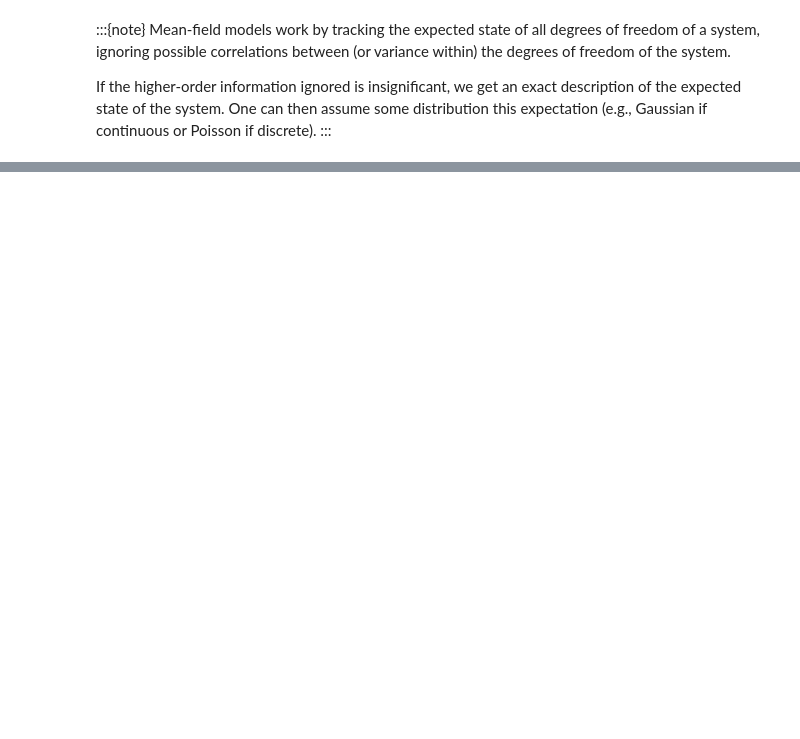
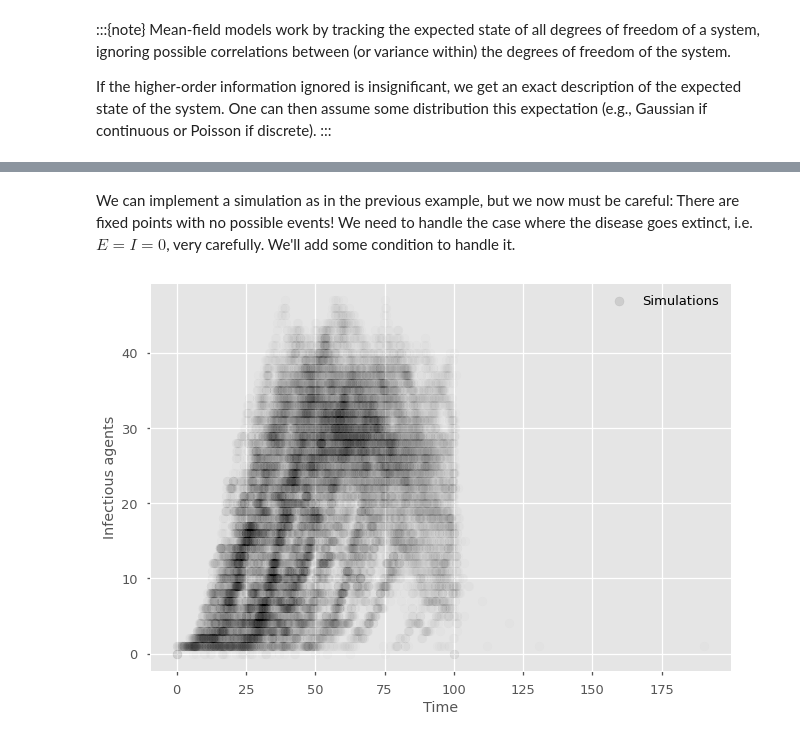
Before and after one commit to cosmo-notes/mean-field, a Jupyter notebook: _build/jupyter_execute/chapters/simulations.ipynb, the cells around one changed output, grey strips where cells are left out. Cells and saved outputs as stored; diff of their text form; code cells hidden in the pictures; blank space fills up the shorter version.

```diff
--- a/_build/jupyter_execute/chapters/simulations.ipynb
+++ b/_build/jupyter_execute/chapters/simulations.ipynb
@@ -180,0 +186,68 @@ If the higher-order information ignored is insignificant, we get an exact descri
+# %% [markdown]
+We can implement a simulation as in the previous example, but we now must be careful: There are fixed points with no possible events! We need to handle the case where the disease goes extinct, i.e. $E=I=0$, very carefully. We'll add some condition to handle it.
+# %%
+import random
+import matplotlib.pyplot as plt
+import numpy as np
+plt.style.use(['ggplot', 'seaborn-talk'])
+
+#parameters
+alpha = 1/20
+beta = 1/100
+gamma = 1/20
+
+#observables
+history = np.zeros(1)
+times = np.zeros(1)
+
+#for each simulation
+for sims in range(100):
+
+    #initial conditions
+    S = 100; E = 1; I = 0; R = 0
+    time = 0
+
+    #for each generation
+    while time < 100:
+
+        #calculate total rate R
+        R_exposed = beta*S*I
+        R_latent = alpha*E
+        R_recover = gamma*I
+        R = R_exposed + R_latent + R_recover
+
+        #draw time to next event and event type
+        if R>0.0: #There is now a fixed point!
+            tau = np.random.exponential(scale=1/R)
+        else:
+            tau = np.inf
+            history = np.append(history, 0.0)
+            times = np.append(times, 100.0)
+            break
+        random_number = random.random()
+        if random_number < R_exposed/R: #exposure
+            S-=1
+            E+=1
+        elif random_number < (R_latent+R_exposed)/R: #latency over
+            E-=1
+            I+=1
+        else: #recovery
+            I-=1
+            R+=1
+
+        #update history
+        time = time+tau
+        history = np.append(history, I)
+        times = np.append(times, time)
+
+#print time series
+plt.scatter(times,history, marker="o", color='black', alpha=0.01)
+
+#Add null simulation with label in legend and label the axes
+plt.scatter(0,0, marker="o", color='black', alpha=0.10, label='Simulations')
+plt.legend(frameon=False)
+plt.ylabel('Infectious agents')
+plt.xlabel('Time')
+plt.show()
+# %% [output]
+[figure, added]
```
Also changed, not shown: parts of 8 cells of this notebook, 24 other files.
